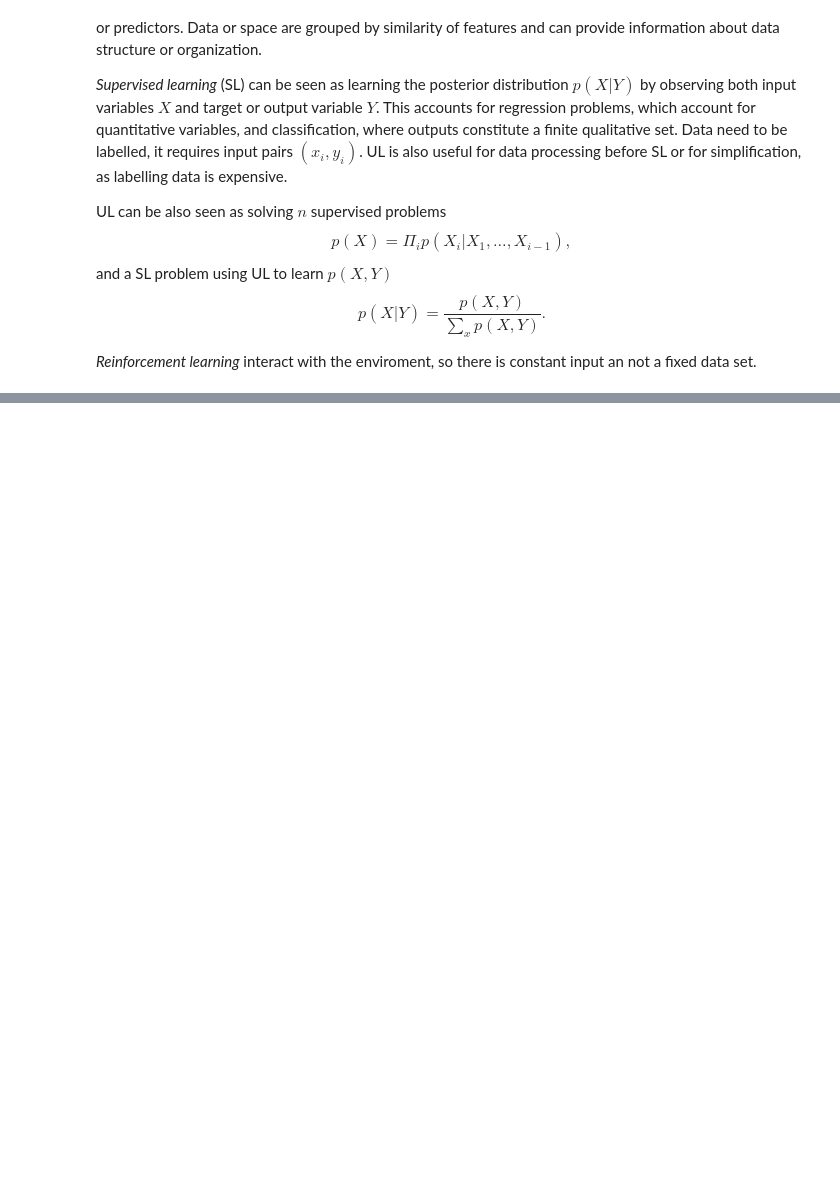
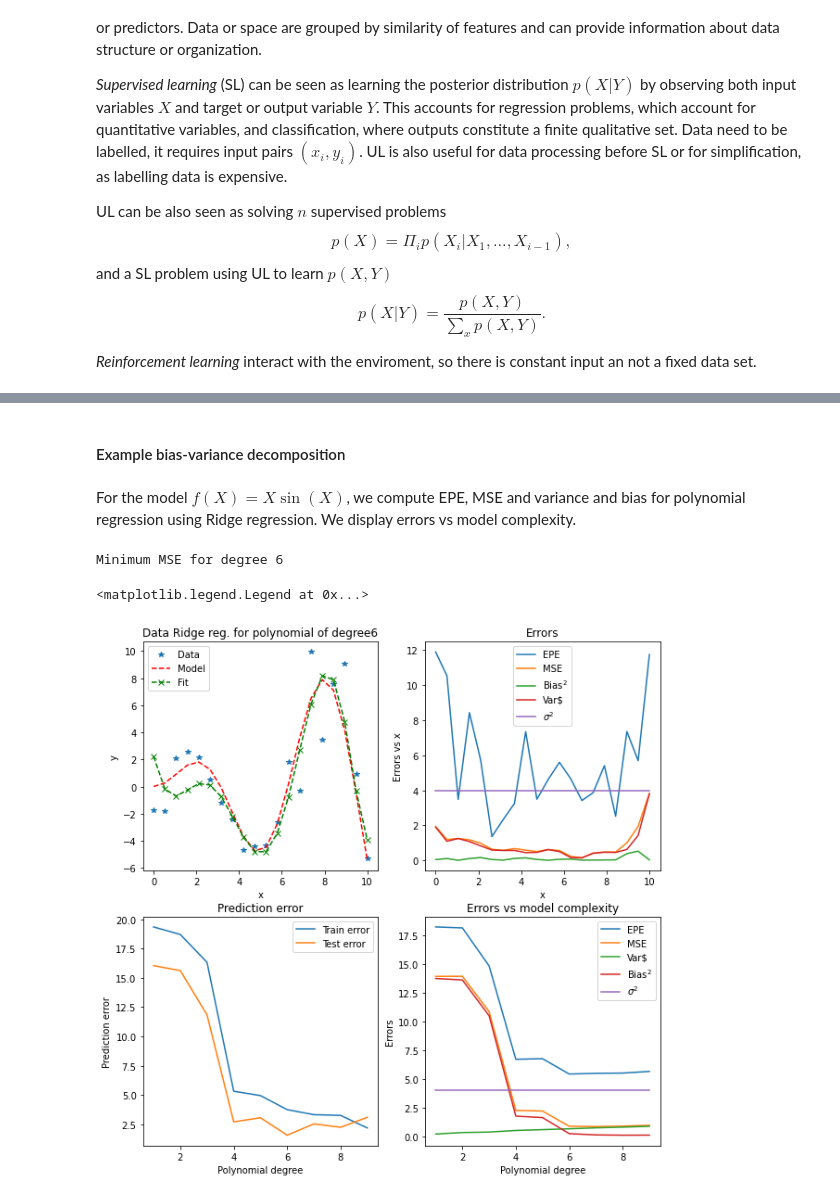
Before and after one commit to jabascal/notes-on-machine-learning, a Jupyter notebook: Introduction_theory.ipynb, the cells around one changed output, grey strips where cells are left out. Cells and saved outputs as stored; diff of their text form; code cells hidden in the pictures; blank space fills up the shorter version.

Commit message:
Update to theory: EPE, decomposition of MSE

```diff
--- a/Introduction_theory.ipynb
+++ b/Introduction_theory.ipynb
@@ -196,0 +333,4 @@ $$
+# %% [markdown]
+#### Example bias-variance decomposition
+# %% [markdown]
+For the model $f(X)=X\sin(X)$, we compute EPE, MSE and variance and bias for polynomial regression using Ridge regression. We display errors vs model complexity.
@@ -196,0 +407,52 @@ $$
+# %%
+# Minimum MSE
+model_best_ind = np.argmin(errs_mean_models[:,1])
+model_best = f_hat_all[model_best_ind]
+y_test_hat = model_best.predict(x_test)
+print('Minimum MSE for degree ' + str(model_best_ind))
+
+# Display
+N_plot = 1
+plt.figure(figsize=(10,10))
+#
+plt.subplot(2,2,1)
+plt.plot(x_test, y_test[:,0:N_plot],'*')
+plt.plot(x_test,f_test,'r--')
+plt.plot(x_test,y_test_hat[:,0:N_plot],'--xg')
+plt.legend(['Data','Model','Fit'])
+plt.xlabel('x'); plt.ylabel('y'); plt.title('Data Ridge reg. for polynomial of degree' + str(model_best_ind));
+#
+# Plot errors at each point
+plt.subplot(2,2,2)
+plt.plot(x_test, epe, label='EPE')
+plt.plot(x_test, mse, label='MSE')
+plt.plot(x_test, bias2, label=r'Bias$^2$')
+plt.plot(x_test, var, label=r'Var$')
+plt.plot(x_test, sigma2*np.ones_like(x_test), label='$\sigma^2$')
+plt.xlabel('x'); plt.ylabel('Errors vs x');
+plt.title('Errors')
+plt.legend()
+#
+# Train and test error
+plt.subplot(2,2,3)
+plt.plot(degree_all, err_train)
+plt.plot(degree_all, err_test)
+plt.xlabel('Polynomial degree'); plt.ylabel('Prediction error');
+plt.legend(['Train error', 'Test error'])
+plt.title('Prediction error')
+
+# Train and test error
+model_complexity = range(1,)
+plt.subplot(2,2,4)
+plt.plot(degree_all, errs_mean_models[:,0], label='EPE')
+plt.plot(degree_all, errs_mean_models[:,1], label='MSE')
+plt.plot(degree_all, errs_mean_models[:,2], label=r'Var$')
+plt.plot(degree_all, errs_mean_models[:,3], label=r'Bias$^2$')
+plt.plot(degree_all, errs_mean_models[:,4], label='$\sigma^2$')
+plt.xlabel('Polynomial degree'); plt.ylabel('Errors');
+plt.title('Errors vs model complexity')
+plt.legend()
+# %% [output]
+Minimum MSE for degree 6
+<matplotlib.legend.Legend at 0x...>
+[figure, added]
```
Also changed, not shown: parts of 33 cells of this notebook, 2 other files.
